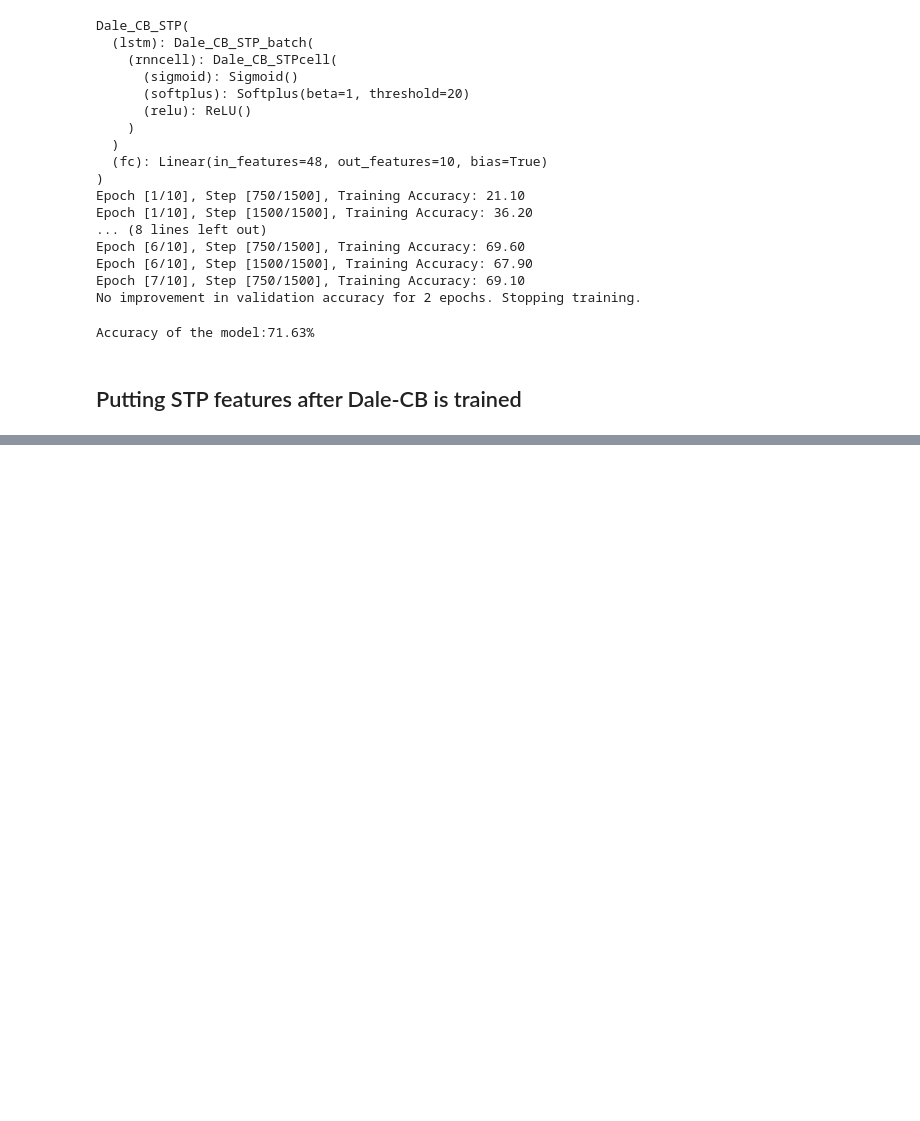
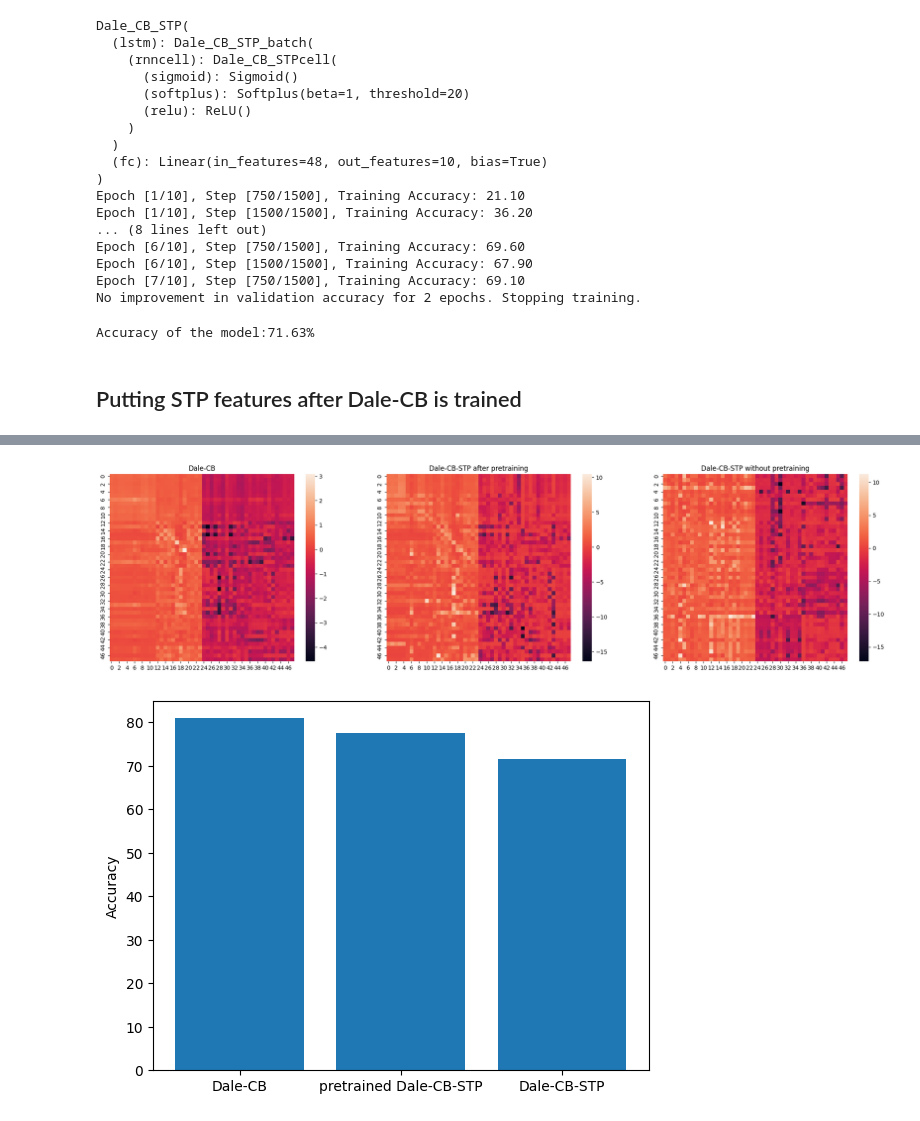
Before and after one commit to Yawen502/Computations_in_neural_network, a Jupyter notebook: lent_workspace/week05/models.ipynb, the cells around one changed output, grey strips where cells are left out. Saved outputs shown, nothing was run; the diff lists cells and outputs as text; code cells hidden in the pictures; blank space fills up the shorter version.

```diff
--- a/lent_workspace/week05/models.ipynb
+++ b/lent_workspace/week05/models.ipynb
@@ -1313,7 +2264,6 @@ b_v = model.lstm.rnncell.b_v.detach().cpu().numpy()
 import pickle
 with open('weights/05_Dale-CB_48.pkl', 'wb') as f:
     pickle.dump([P, W, read_out, K, C, P_z, b_z, e_e, e_i, b_v], f)
-    pickle.dump([v_t_history, z_t_history, labelslist], f)
     pickle.dump([input_size, hidden_size, num_layers, num_classes, batch_size, num_epochs, learning_rate, stride_number], f)
     f.close()
 # %%
@@ -2037,3 +2987,9 @@ with open('weights/07_Dale-CB-STP_48.pkl', 'wb') as f:
 torch.save(model.state_dict(), 'weights/07_Dale-CB-STP_48.pth')
 # %% [markdown]
 ## Putting STP features after Dale-CB is trained
+# %%
+# load from Dale-CB
+import pickle
+with open('weights/05_Dale-CB_48.pkl', 'rb') as f:
+    P, W, read_out, K, C, P_z, b_z, e_e, e_i, b_v = pickle.load(f)
+    f.close()
@@ -2039,0 +3202,12 @@ torch.save(model.state_dict(), 'weights/07_Dale-CB-STP_48.pth')
+# %%
+
+model.lstm.rnncell.P = torch.nn.Parameter(torch.tensor(P))
+model.fc.weight = torch.nn.Parameter(torch.tensor(read_out))
+model.lstm.rnncell.K = torch.nn.Parameter(torch.tensor(K))
+model.lstm.rnncell.C = torch.nn.Parameter(torch.tensor(C))
+model.lstm.rnncell.P_z = torch.nn.Parameter(torch.tensor(P_z))
+model.lstm.rnncell.b_z = torch.nn.Parameter(torch.tensor(b_z))
+model.lstm.rnncell.e_e = torch.nn.Parameter(torch.tensor(e_e))
+model.lstm.rnncell.e_i = torch.nn.Parameter(torch.tensor(e_i))
+model.lstm.rnncell.b_v = torch.nn.Parameter(torch.tensor(b_v))
+model.to(device)
@@ -2039,0 +3404,37 @@ torch.save(model.state_dict(), 'weights/07_Dale-CB-STP_48.pth')
+# %%
+# W1 is the weight from Dale-CB
+# W2 is the weight from Dale-CB-STP after pretraining
+# W3 is the weight from Dale-CB-STP without pretraining
+with open('weights/05_Dale-CB_48.pkl', 'rb') as f:
+    P, W1, read_out, K, C, P_z, b_z, e_e, e_i, b_v = pickle.load(f)
+    f.close()
+
+with open('weights/pretrained_Dale-CB-STP.pkl', 'rb') as f:
+    P, W2, read_out, K, C, P_z, b_z, e_e, e_i, b_v, Ucap= pickle.load(f)
+    f.close()
+
+with open('weights/07_Dale-CB-STP_48.pkl', 'rb') as f:
+    P, W3, read_out, K, C, P_z, b_z, e_e, e_i, b_v, Ucap, c_U, c_u, c_x= pickle.load(f)
+    f.close()
+
+# plot heatmap of W1 and W2
+import seaborn as sns
+import matplotlib.pyplot as plt
+fig, ax = plt.subplots(1, 3, figsize=(25, 6))
+sns.heatmap(W1, ax=ax[0])
+ax[0].set_title('Dale-CB')
+sns.heatmap(W2, ax=ax[1])
+ax[1].set_title('Dale-CB-STP after pretraining')
+sns.heatmap(W3, ax=ax[2])
+ax[2].set_title('Dale-CB-STP without pretraining')
+
+# compare their performance
+perf = [80.93 ,77.46, 71.63]
+labels = ['Dale-CB', 'pretrained Dale-CB-STP', 'Dale-CB-STP']
+fig, ax = plt.subplots()
+ax.bar(labels, perf)
+ax.set_ylabel('Accuracy')
+plt.show()
+# %% [output]
+[figure, added]
+[figure, added]
```
Also changed, not shown: parts of 35 cells of this notebook, 5 other files.
